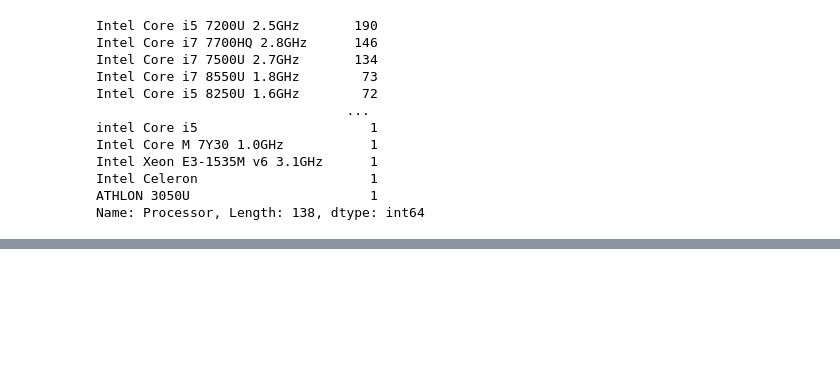
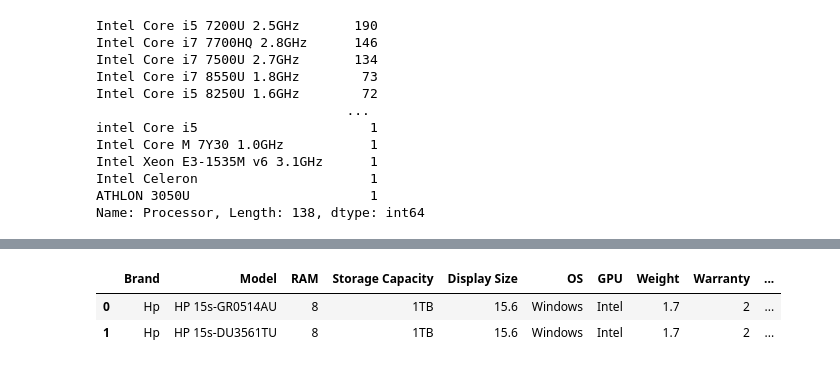
Before and after one commit to tharindu97/Machine-Learning, a Jupyter notebook: LaptopRecommendation System/model/Laptop Recommendation System - Laptop Details.ipynb, the cells around one changed output, grey strips where cells are left out. Saved outputs shown, nothing was run; the diff lists cells and outputs as text; code cells hidden in the pictures; blank space fills up the shorter version.

```diff
--- a/LaptopRecommendation System/model/Laptop Recommendation System - Laptop Details.ipynb
+++ b/LaptopRecommendation System/model/Laptop Recommendation System - Laptop Details.ipynb
@@ -196,0 +278,16 @@ Name: Processor, dtype: int64
+# %%
+def set_display(inpt):
+    if inpt == 15.6:
+        return inpt
+    elif inpt == 14.0:
+        return inpt
+    elif inpt == 156.0:
+        return 15.6
+    elif inpt == 13.0:
+        return inpt
+    elif inpt == 13.3:
+        return 13.0
+    else:
+        return 'Other'
+# %%
+data['Display Size'] = data['Display Size'].apply(set_display)
@@ -196,0 +318,2 @@ Name: Processor, dtype: int64
+# %%
+data['gpu_name'] = data['GPU'].apply(lambda x:" ".join(x.split()[0:1]))
@@ -196,0 +338,2 @@ Name: Processor, dtype: int64
+# %%
+data = data[data['gpu_name'] != 'ARM']
@@ -196,0 +357,6 @@ Name: Processor, dtype: int64
+# %%
+data.head(2)
+# %% [output]
+|  | Brand | Model | RAM | Storage Capacity | Display Size | OS | GPU | Weight | Warranty | ... |
+| 0 | Hp | HP 15s-GR0514AU | 8 | 1TB | 15.6 | Windows | Intel | 1.7 | 2 | ... |
+| 1 | Hp | HP 15s-DU3561TU | 8 | 1TB | 15.6 | Windows | Intel | 1.7 | 2 | ... |
```
Also changed, not shown: parts of 50 cells of this notebook, 1 other file.
